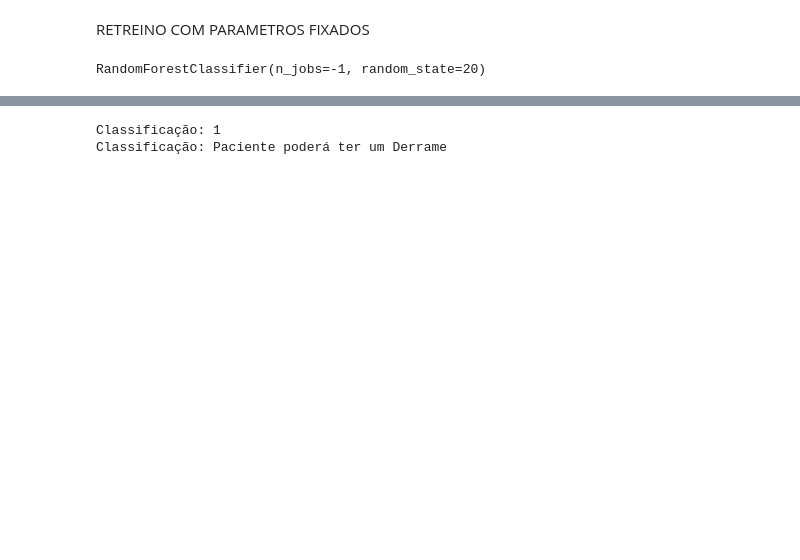
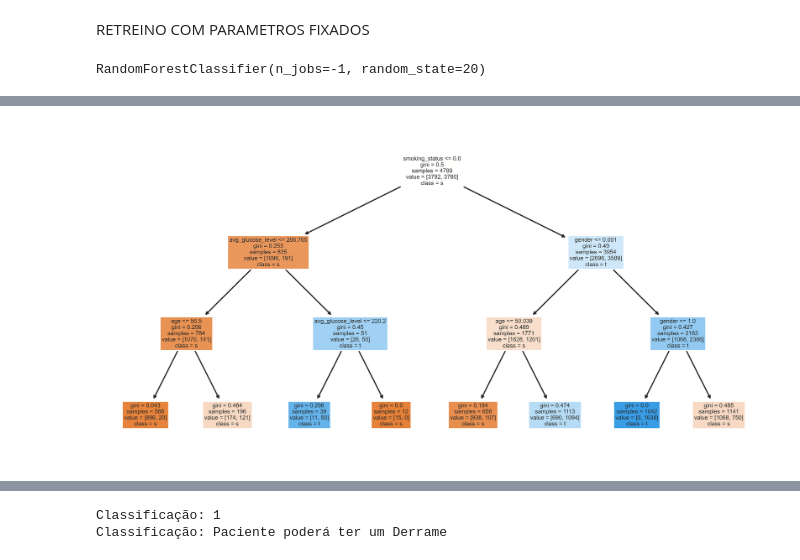
Before and after one commit to gabrielnunesmarques/MachineLearning, a Jupyter notebook: brainstroke.ipynb, the cells around one changed output, grey strips where cells are left out. Cells and saved outputs as stored; diff of their text form; code cells hidden in the pictures; blank space fills up the shorter version.

```diff
--- a/brainstroke.ipynb
+++ b/brainstroke.ipynb
@@ -238,16 +300,16 @@ RETREINO COM PARAMETROS FIXADOS
 # Iniciando a floresta e treinando o modelo
 from sklearn import tree
 from sklearn.ensemble import RandomForestClassifier
-clf=RandomForestClassifier(random_state=20, n_jobs=-1)
-clf.fit(x_train, y_train)
+clf_3=RandomForestClassifier(random_state=20, n_jobs=-1)
+clf_3.fit(x_train, y_train)
 # %% [output]
 RandomForestClassifier(n_jobs=-1, random_state=20)
 # %%
 # Retreino da floresta
-clf = RandomForestClassifier(criterion = 'entropy', bootstrap = True, n_jobs=-1)
-#Inicialização da floresta com os valores do param_gri encontrados anteriormente
-clf = RandomForestClassifier(n_estimators=10, max_depth=3, min_samples_split=4, min_samples_leaf= 2, random_state=20, n_jobs=-1)
-# Inicialização da floresta com os valores do param_gri encontrados anteriormente
-clf.fit(x_train, y_train.values.ravel())
+clf_3=RandomForestClassifier(criterion='entropy', bootstrap= True, n_jobs=-1)
+# Inicialização da floresta com os valores do param_gri fixados
+clf_3 = RandomForestClassifier(n_estimators=5, max_depth=3, min_samples_split=4, min_samples_leaf=2, random_state=20, n_jobs=-1)
+# Inicialização da floresta com os valores do param_gri fixados
+clf_3.fit(x_train, y_train.values.ravel())
 # %% [output]
 RandomForestClassifier(max_depth=3, min_samples_leaf=2, min_samples_split=4,
@@ -330,0 +361,11 @@ tree.plot_tree(clf.estimators_[4],filled=True)
+# %%
+fn=columns
+cn=target
+fig, axes = plt.subplots(nrows = 1,ncols = 1,figsize = (10,5,), dpi=800)
+tree.plot_tree(clf_3.estimators_[4],
+               feature_names = fn,
+               class_names=cn,
+               filled = True);
+fig.savefig('rf_individualtree.png')
+# %% [output]
+[figure, added]
```
Also changed, not shown: parts of 21 cells of this notebook, 6 other files.
